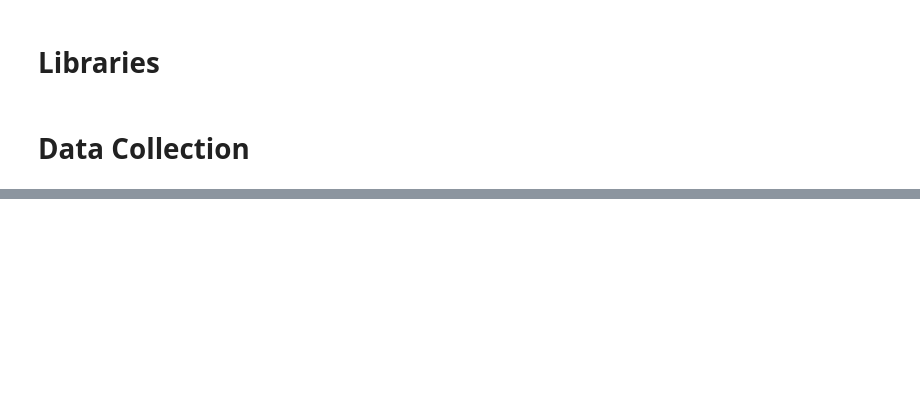
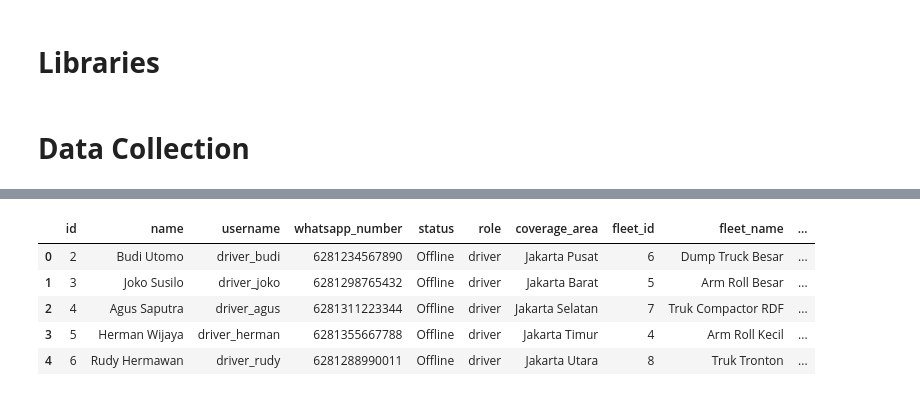
Before and after one commit to Falrafa4/samling-ai, a Jupyter notebook: backend/app/ai/models/route_recommendation/Route Recommendation.ipynb, the cells around one changed output, grey strips where cells are left out. Drawn from its saved outputs; the diff is of its cells as text; code cells hidden in the pictures; blank space fills up the shorter version.

```diff
--- a/backend/app/ai/models/route_recommendation/Route Recommendation.ipynb
+++ b/backend/app/ai/models/route_recommendation/Route Recommendation.ipynb
@@ -75,0 +90,40 @@ forecast_df
+# %%
+drivers = pd.read_sql("""
+SELECT
+    users.id,
+    users.name,
+    users.username,
+    users.whatsapp_number,
+    users.status,
+    users.role,
+    users.coverage_area,
+
+    fleets.id AS fleet_id,
+    fleets.name AS fleet_name,
+    fleets.category,
+    fleets.type,
+    fleets.capacity,
+    fleets.total_units
+
+FROM users
+LEFT JOIN fleets
+    ON users.fleet_id = fleets.id
+
+WHERE users.role = 'driver'
+""", engine)
+
+drivers["truck_capacity_kg"] = (
+    drivers["capacity"]
+    .str.extract(r"(\d+)")
+    .astype(int)
+    * 1000
+)
+
+drivers.head()
+# %% [output]
+|  | id | name | username | whatsapp_number | status | role | coverage_area | fleet_id | fleet_name | ... |
+| 0 | 2 | Budi Utomo | driver_budi | 6281234567890 | Offline | driver | Jakarta Pusat | 6 | Dump Truck Besar | ... |
+| 1 | 3 | Joko Susilo | driver_joko | 6281298765432 | Offline | driver | Jakarta Barat | 5 | Arm Roll Besar | ... |
+| 2 | 4 | Agus Saputra | driver_agus | 6281311223344 | Offline | driver | Jakarta Selatan | 7 | Truk Compactor RDF | ... |
+| 3 | 5 | Herman Wijaya | driver_herman | 6281355667788 | Offline | driver | Jakarta Timur | 4 | Arm Roll Kecil | ... |
+| 4 | 6 | Rudy Hermawan | driver_rudy | 6281288990011 | Offline | driver | Jakarta Utara | 8 | Truk Tronton | ... |
```
Also changed, not shown: parts of 16 cells of this notebook, 9 other files.
